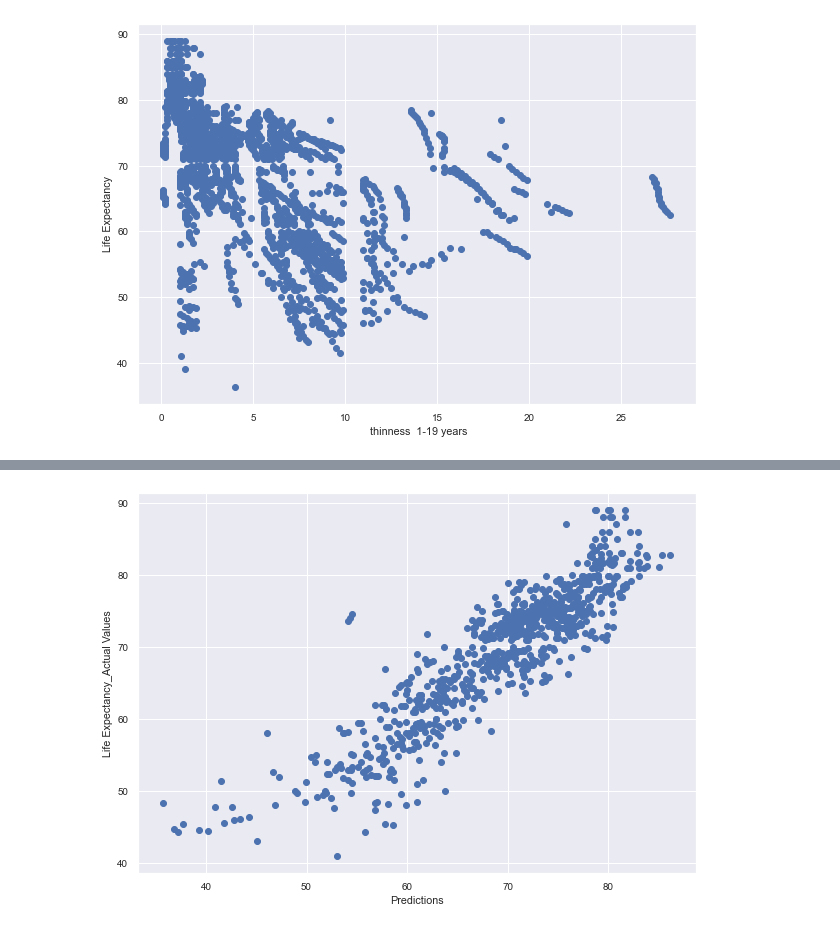
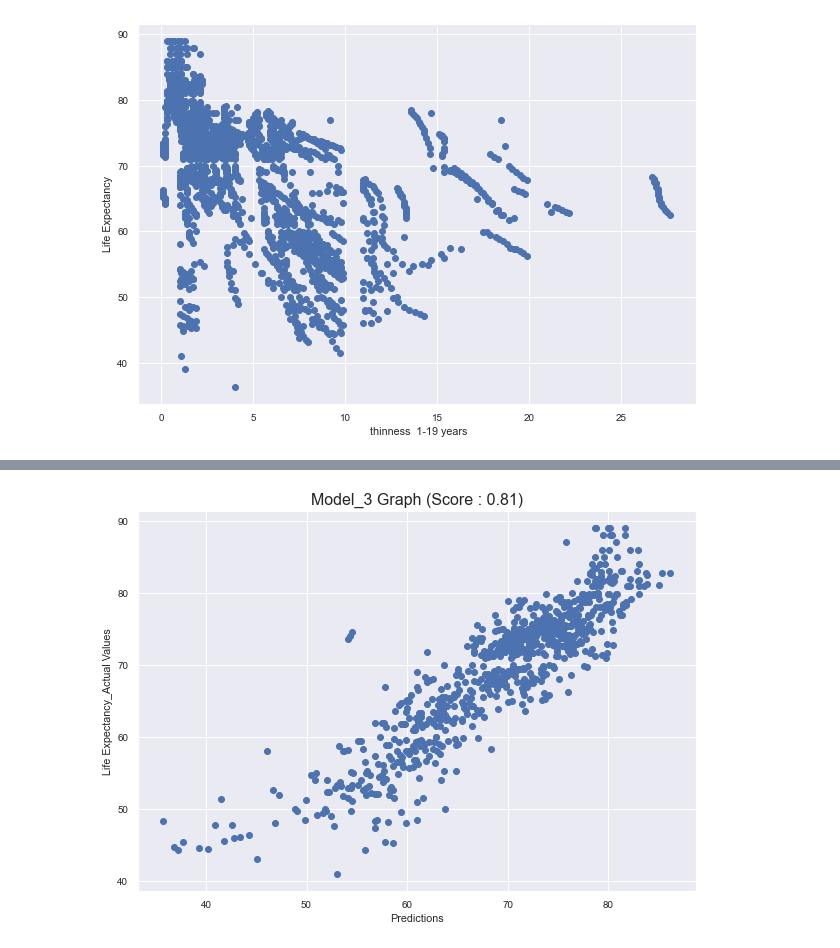
Before and after one commit to merkol/CS452, a Jupyter notebook: Homework_1/Life_Expectancy.ipynb, the cells around one changed output, grey strips where cells are left out. Cells and saved outputs as stored; diff of their text form; code cells hidden in the pictures.

```diff
--- a/Homework_1/Life_Expectancy.ipynb
+++ b/Homework_1/Life_Expectancy.ipynb
@@ -470,13 +573,14 @@ plt.show()
 # %%
 #Model 3 graph
 plt.figure(figsize=(10,7))
+plt.title("Model_3 Graph (Score : 0.81)",fontdict ={'fontsize' :16})
 plt.scatter(y3_predict,y3_test['Life expectancy '])
 plt.xlabel("Predictions")
 plt.ylabel("Life Expectancy_Actual Values")
 #pt.xlim([0,1])
 plt.show()
 # %% [output]
-[figure, old version]
+[figure, new version]
 # %%
 #Model 4 graph
 plt.figure(figsize=(10,7))
```
Also changed, not shown: parts of 22 cells of this notebook.
